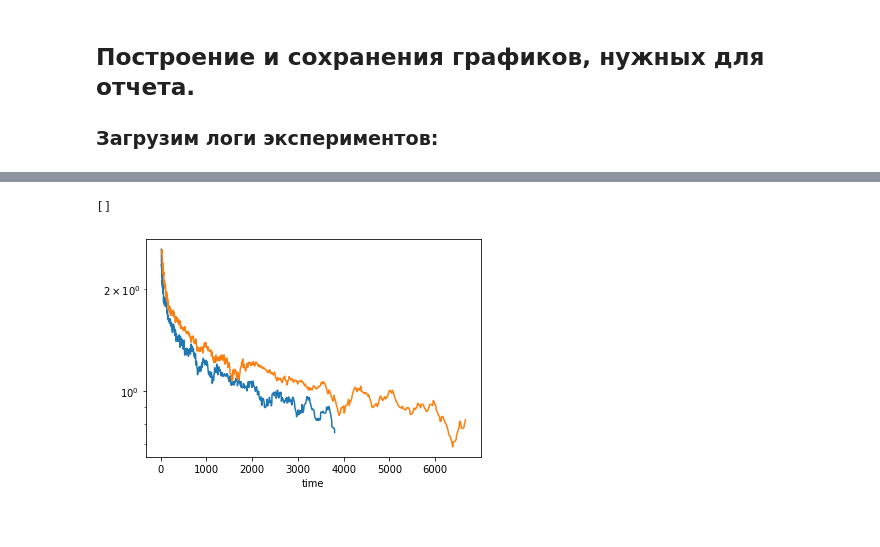
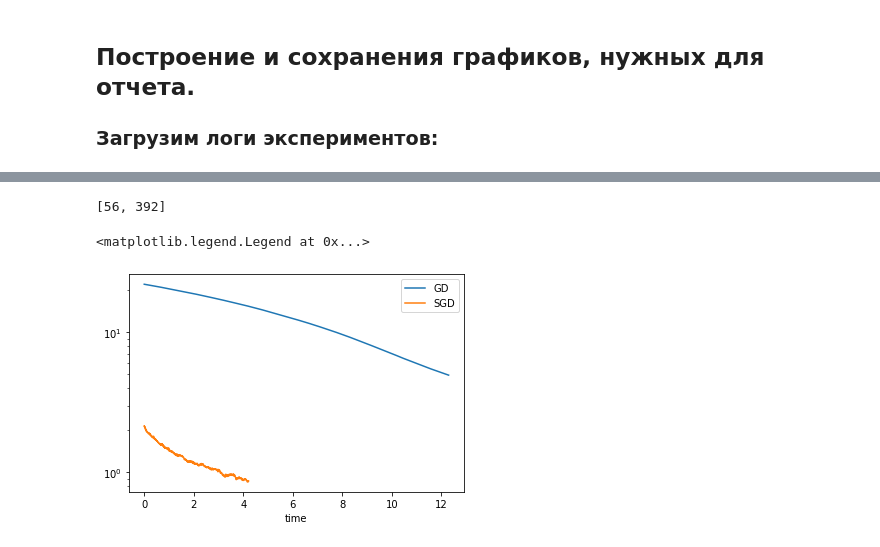
Before and after one commit to paniquex/ML_DS_practice, a Jupyter notebook: PRACTICUM/LAB_06/plots_generating.ipynb, the cells around one changed output, grey strips where cells are left out. Drawn from its saved outputs; the diff is of its cells as text; code cells hidden in the pictures.

Commit message:
plot were updated

```diff
--- a/PRACTICUM/LAB_06/plots_generating.ipynb
+++ b/PRACTICUM/LAB_06/plots_generating.ipynb
@@ -13,2 +443,2 @@ import matplotlib.pyplot as plt
 # %%
-keys_for_df = ['time', 'func', 'accuracy']
+keys_for_df = ['time', 'func', 'accuracy', 'classifier_type']
@@ -15,12 +452,23 @@ keys_for_df = ['time', 'func', 'accuracy']
+# %%
+counters
+# %% [output]
+[56, 392]
 # %%
-smooth_size = 50
+smooth_size = 100
 
-hist_0_df = pd.DataFrame({key: alhpa_beta_bsize_logs[299][key] for key in keys_for_df})
-hist_1_df = pd.DataFrame({key: alpha_beta_bsize_logs[300][key] for key in keys_for_df})
-sns.lineplot(x = np.cumsum(np.cumsum(hist_0_df['time']))[smooth_size:-smooth_size], y=np.convolve(hist_0_df['func'], np.ones(smooth_size) / smooth_size, 'same')[smooth_size:-smooth_size])
-sns.lineplot(x = np.cumsum(np.cumsum(hist_1_df['time']))[smooth_size:-smooth_size], y=np.convolve(hist_1_df['func'], np.ones(smooth_size) / smooth_size, 'same' )[smooth_size:-smooth_size])
+hist_0_df = pd.DataFrame({key: alpha_beta_bsize_logs[0][key] for key in keys_for_df})
+hist_1_df = pd.DataFrame({key: alpha_beta_bsize_logs[299][key] for key in keys_for_df})
+hist_0_df['time']
+# hist_df = pd.concat([hist_0_df, hist_1_df], ignore_index=True, axis=1)
+
+sns.lineplot(x = np.cumsum(hist_0_df['time'])[smooth_size+1:-smooth_size] - np.cumsum(hist_0_df['time'])[smooth_size+1],
+             y=np.convolve(hist_0_df['func'][1:], np.ones(smooth_size) / smooth_size, 'same')[smooth_size:-smooth_size])
+sns.lineplot(x = np.cumsum(hist_1_df['time'])[smooth_size+1:-smooth_size] - np.cumsum(hist_1_df['time'])[smooth_size+1],
+             y=np.convolve(hist_1_df['func'][1:], np.ones(smooth_size) / smooth_size, 'same' )[smooth_size:-smooth_size],
+             legend='full')
 plt.semilogy()
+plt.legend(labels=['GD', 'SGD'])
 # plt.semilogx()
 # %% [output]
-[]
+<matplotlib.legend.Legend at 0x...>
-[figure, old version]
+[figure, new version]
```
Also changed, not shown: parts of 41 cells of this notebook, 1 other file.
